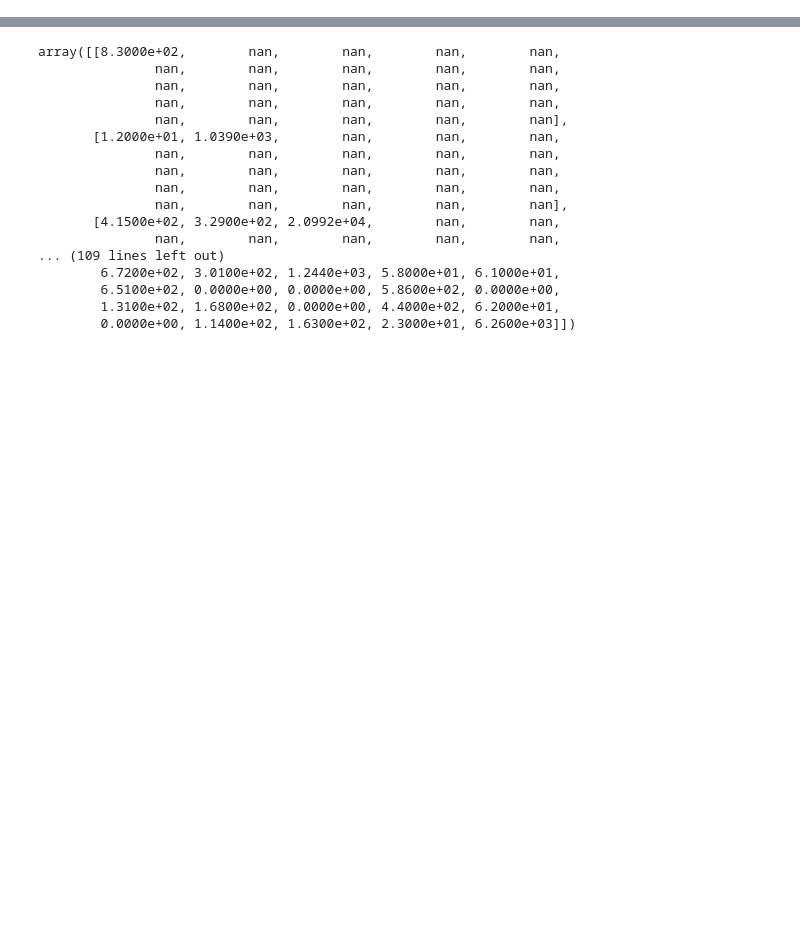
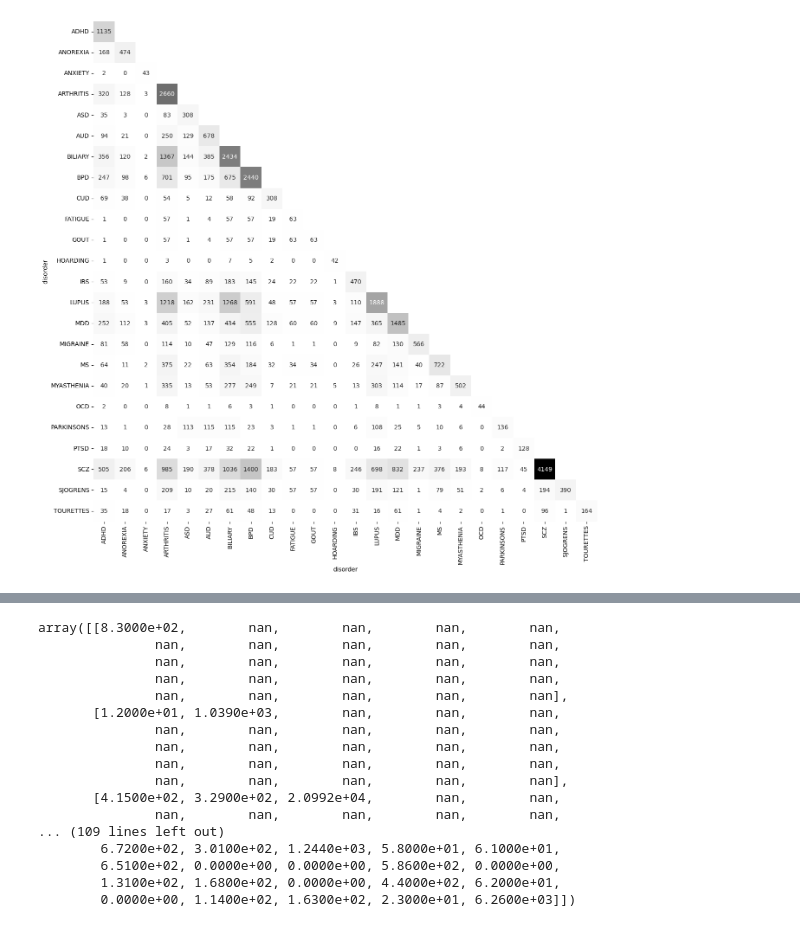
Before and after one commit to Aje026/Genetic-Overlap-in-Female-Biased-Disorders, a Jupyter notebook: snps_disorders.ipynb, the cells around one changed output, grey strips where cells are left out. Cells and saved outputs as stored; diff of their text form; code cells hidden in the pictures; blank space fills up the shorter version.

```diff
--- a/snps_disorders.ipynb
+++ b/snps_disorders.ipynb
@@ -37,0 +66,6 @@ tourette = pd.read_csv('FUMA_downloads_all_tissue/SNPs/snps_TOURETTES.txt', sep=
+# %%
+#select only the columns of interest
+new_df_list = []
+for df in df_list:
+    df = df[['uniqID', 'tissue', 'symbol', 'disorder']]
+    new_df_list.append(df)
@@ -110,3 +129,5 @@ def make_binary_genes_matrix(df_list):
     concatenated= pd.concat(df_list)
     df = concatenated[['symbol', 'disorder']]
     return df.pivot_table(index='symbol', columns='disorder', aggfunc=lambda x: 1, fill_value=0)
+# %%
+genes_binary = make_binary_genes_matrix(new_df_list)
@@ -213,0 +259,16 @@ def show_gene_overlaps(list_of_genes):
+# %%
+shared_genes = pd.DataFrame(index=genes_binary.columns, columns=genes_binary.columns, dtype=int)
+
+#Iterate through all pairs of disorders and count genes shared
+for disorder1 in genes_binary.columns:
+    for disorder2 in genes_binary.columns:
+        count=sum(genes_binary[disorder1] & genes_binary[disorder2])
+        shared_genes.at[disorder1,disorder2] = count
+
+#Add total number of genes in each disorder on the diagonal
+for disorder in genes_binary.columns:
+    total_count = genes_binary[disorder].sum()
+    shared_genes.at[disorder, disorder] = total_count
+
+#get lower triangular matrix including the diagonal
+#shared_lower = pd.DataFrame(np.tril(shared_genes), index=genes_binary.columns, columns=genes_binary.columns)
@@ -214,2 +286,17 @@ def show_gene_overlaps(list_of_genes):
+# %%
+# Create a mask for the upper triangular part
+mask = np.triu(np.ones_like(shared_genes), k=1).astype(bool)
+
+# Set the values in the upper triangular part to NaN
+shared_genes[mask] = np.nan
+
+# Specify the size of the heatmap
+fig, ax = plt.subplots(figsize=(15, 15))
+
+# Plot the heatmap
+sns.heatmap(shared_genes, annot=True, fmt='.0f', cmap='Greys', cbar=False)
+plt.show()
+# %% [output]
+[figure, added]
 # %%
 show_snps_overlaps(overlap_snps_psych)
```
Also changed, not shown: parts of 23 cells of this notebook.
